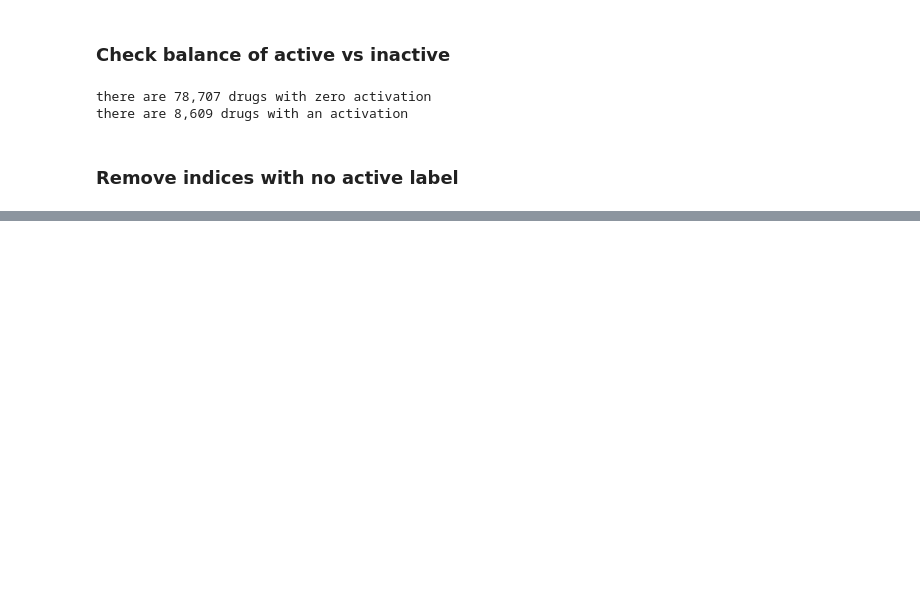
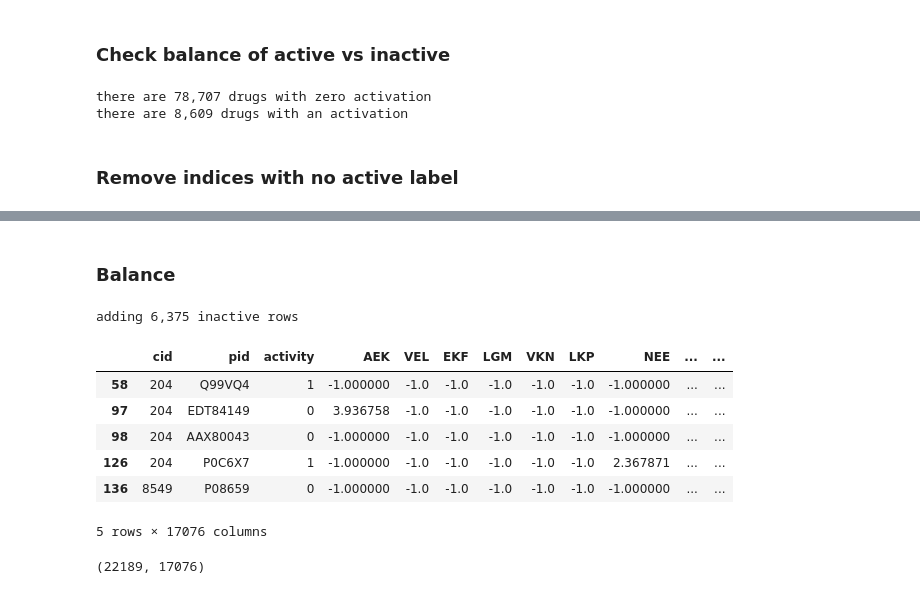
Before and after one commit to BrianDavisMath/FDA-COVID19, a Jupyter notebook: notebooks/greg-dimension-reduction-xgboost.ipynb, the cells around one changed output, grey strips where cells are left out. Drawn from its saved outputs; the diff is of its cells as text; code cells hidden in the pictures; blank space fills up the shorter version.

```diff
--- a/notebooks/greg-dimension-reduction-xgboost.ipynb
+++ b/notebooks/greg-dimension-reduction-xgboost.ipynb
@@ -148,0 +175,28 @@ there are 8,609 drugs with an activation
+# %% [markdown]
+### Balance
+# %%
+# Add some of the inactive rows back in to balance the classes.
+
+num_to_add = len(df_features) - len(nz)
+print('adding {:,} inactive rows'.format(num_to_add))
+
+rows_to_add = random.sample(rows_to_remove, num_to_add)
+df_add = cids[cids['cid'].isin(rows_to_add)]
+
+df_features = df_features.append(df_add)
+
+print(len(df_features))
+df_features.head()
+# %% [output]
+adding 6,375 inactive rows
+|  | cid | pid | activity | AEK | VEL | EKF | LGM | VKN | LKP | NEE | ... | ... |
+| 58 | 204 | Q99VQ4 | 1 | -1.000000 | -1.0 | -1.0 | -1.0 | -1.0 | -1.0 | -1.000000 | ... | ... |
+| 97 | 204 | EDT84149 | 0 | 3.936758 | -1.0 | -1.0 | -1.0 | -1.0 | -1.0 | -1.000000 | ... | ... |
+| 98 | 204 | AAX80043 | 0 | -1.000000 | -1.0 | -1.0 | -1.0 | -1.0 | -1.0 | -1.000000 | ... | ... |
+| 126 | 204 | P0C6X7 | 1 | -1.000000 | -1.0 | -1.0 | -1.0 | -1.0 | -1.0 | 2.367871 | ... | ... |
+| 136 | 8549 | P08659 | 0 | -1.000000 | -1.0 | -1.0 | -1.0 | -1.0 | -1.0 | -1.000000 | ... | ... |
+5 rows × 17076 columns
+# %%
+df_features.shape
+# %% [output]
+(22189, 17076)
```
Also changed, not shown: parts of 5 cells of this notebook.
